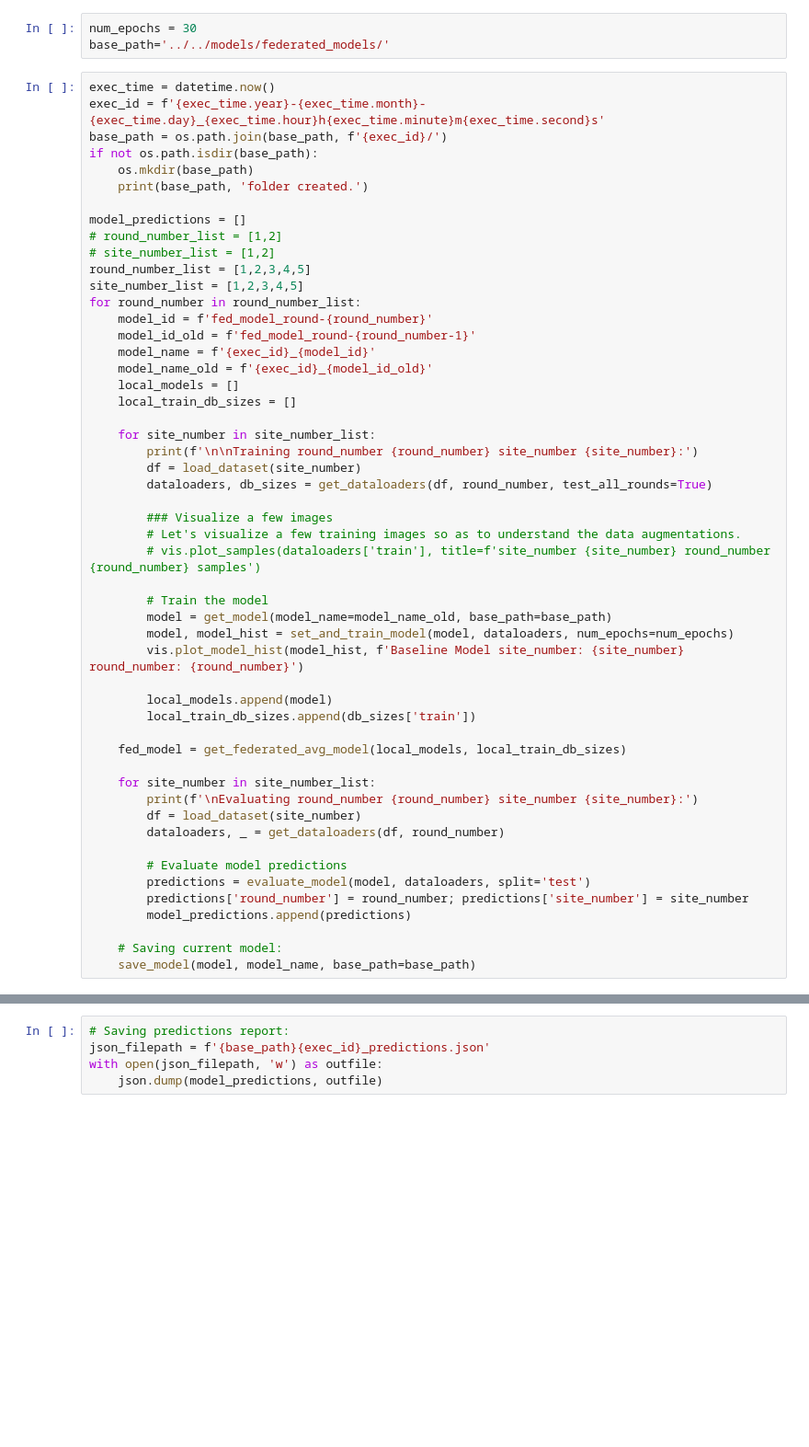
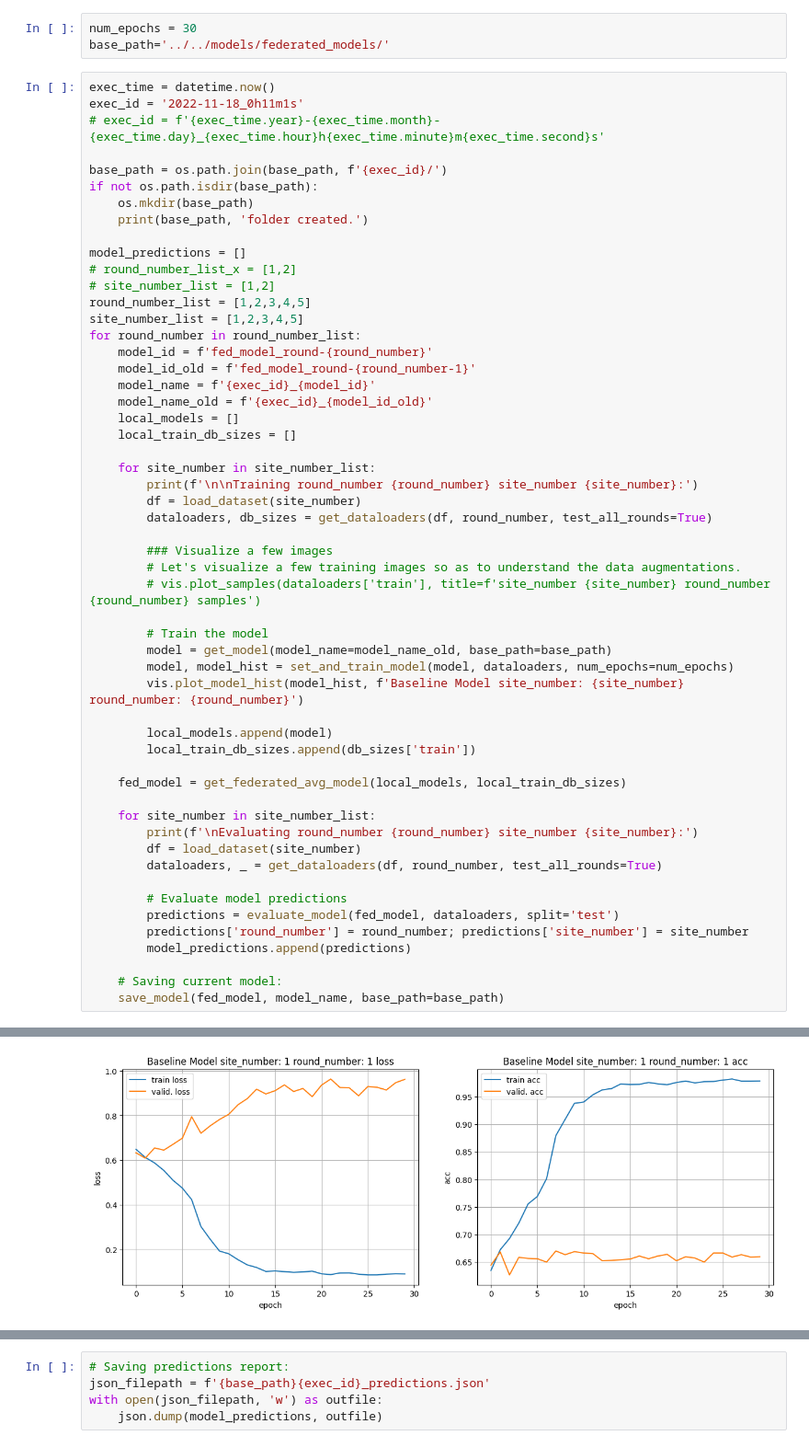
Before and after one commit to dwelcaslu/IFSP-Final-Project, a Jupyter notebook: notebooks/05 - Federated Learning/ntbk04_chexnet_federated_models_pred.ipynb, the cells around one changed output, grey strips where cells are left out. Shown at 92% size. Drawn from its saved outputs; the diff is of its cells as text; blank space fills up the shorter version.

Commit message:
Federated models training (3)

```diff
--- a/notebooks/05 - Federated Learning/ntbk04_chexnet_federated_models_pred.ipynb
+++ b/notebooks/05 - Federated Learning/ntbk04_chexnet_federated_models_pred.ipynb
@@ -18,14 +18,16 @@ num_epochs = 30
 base_path='../../models/federated_models/'
 # %%
 exec_time = datetime.now()
-exec_id = f'{exec_time.year}-{exec_time.month}-{exec_time.day}_{exec_time.hour}h{exec_time.minute}m{exec_time.second}s'
+exec_id = '2022-11-18_0h11m1s'
+# exec_id = f'{exec_time.year}-{exec_time.month}-{exec_time.day}_{exec_time.hour}h{exec_time.minute}m{exec_time.second}s'
+
 base_path = os.path.join(base_path, f'{exec_id}/')
 if not os.path.isdir(base_path):
     os.mkdir(base_path)
     print(base_path, 'folder created.')
 
 model_predictions = []
-# round_number_list = [1,2]
+# round_number_list_x = [1,2]
 # site_number_list = [1,2]
 round_number_list = [1,2,3,4,5]
 site_number_list = [1,2,3,4,5]
@@ -59,12 +61,13 @@ for round_number in round_number_list:
     for site_number in site_number_list:
         print(f'\nEvaluating round_number {round_number} site_number {site_number}:')
         df = load_dataset(site_number)
-        dataloaders, _ = get_dataloaders(df, round_number)
+        dataloaders, _ = get_dataloaders(df, round_number, test_all_rounds=True)
 
         # Evaluate model predictions
-        predictions = evaluate_model(model, dataloaders, split='test')
+        predictions = evaluate_model(fed_model, dataloaders, split='test')
         predictions['round_number'] = round_number; predictions['site_number'] = site_number
         model_predictions.append(predictions)
 
     # Saving current model:
-    save_model(model, model_name, base_path=base_path)
+    save_model(fed_model, model_name, base_path=base_path)
+# %% [output]
@@ -70,0 +91 @@ for round_number in round_number_list:
+[figure, added]
```
Also changed, not shown: parts of 2 cells of this notebook, 14 other files.
